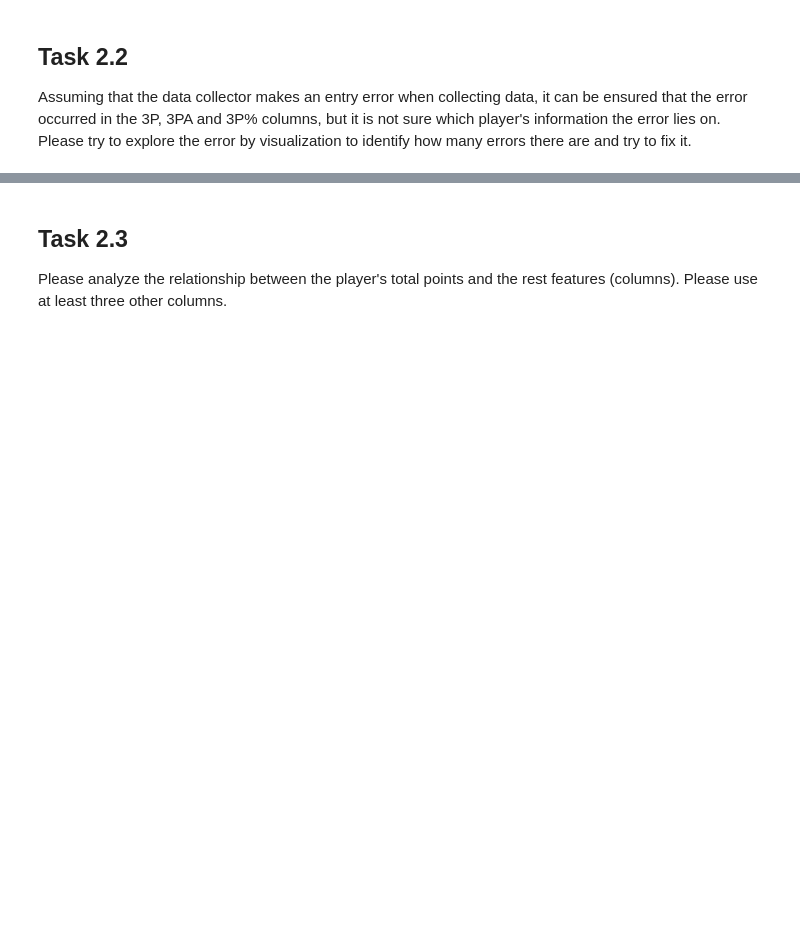
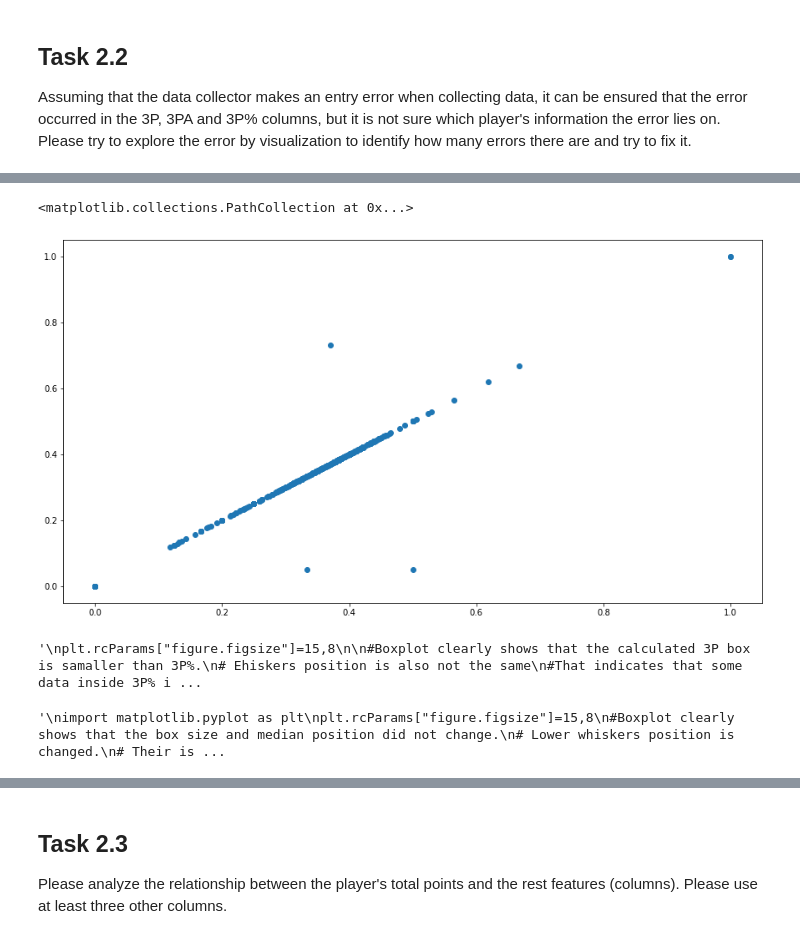
Before and after one commit to SyedKabir-dataWorm/DataCleaning_DataExploration_StatisticalAnalysis, a Jupyter notebook: project_data_exploration.ipynb, the cells around one changed output, grey strips where cells are left out. Cells and saved outputs as stored; diff of their text form; code cells hidden in the pictures; blank space fills up the shorter version.

```diff
--- a/project_data_exploration.ipynb
+++ b/project_data_exploration.ipynb
@@ -32,0 +363,4 @@ Assuming that the data collector makes an entry error when collecting data, it c
+# %%
+check3P =clean_nbaPlayers[['3P','3PA','3P%']]
+check3P['3P%_calc']= (check3P['3P'] / check3P['3PA']).round(3)
+check3P['3P%_calc']=check3P['3P%_calc'].fillna(0)
@@ -32,0 +378,41 @@ Assuming that the data collector makes an entry error when collecting data, it c
+# %%
+import matplotlib.pyplot as plt
+plt.scatter(check3P['3P%_calc'], check3P['3P%'])
+# %% [output]
+<matplotlib.collections.PathCollection at 0x...>
+[figure, added]
+# %%
+'''
+plt.rcParams["figure.figsize"]=15,8
+
+#Boxplot clearly shows that the calculated 3P box is samaller than 3P%.
+# Ehiskers position is also not the same
+#That indicates that some data inside 3P% is wrong.
+#check3P[['3P%_calc','3P%']].plot.line()
+plt.boxplot(check3P[['3P%_calc', '3P%']])
+plt.title('Calculated VS Actual Data of 3P%', fontsize=16)
+plt.xlabel('3P%_calc,   3P%', fontsize=14)
+plt.ylabel('fraction', fontsize=14)
+plt.grid(True)
+plt.show()
+'''
+# %% [output]
+'\nplt.rcParams["figure.figsize"]=15,8\n\n#Boxplot clearly shows that the calculated 3P box is samaller than 3P%.\n# Ehiskers position is also not the same\n#That indicates that some data inside 3P% i ...
+# %%
+'''
+import matplotlib.pyplot as plt
+plt.rcParams["figure.figsize"]=15,8
+#Boxplot clearly shows that the box size and median position did not change.
+# Lower whiskers position is changed.
+# Their is difference in numbers of top outliers
+#That indicates that some data inside 3P% is wrong.
+
+plt.plot(check3P['3P%_calc'], check3P['3P%'])
+plt.title('Calculated VS Actual Data of 3P%', fontsize=16)
+plt.xlabel('3P%_calc', fontsize=14)
+plt.ylabel('3P%', fontsize=14)
+plt.grid(True)
+plt.show()
+'''
+# %% [output]
+'\nimport matplotlib.pyplot as plt\nplt.rcParams["figure.figsize"]=15,8\n#Boxplot clearly shows that the box size and median position did not change.\n# Lower whiskers position is changed.\n# Their is ...
```
Also changed, not shown: parts of 57 cells of this notebook.
